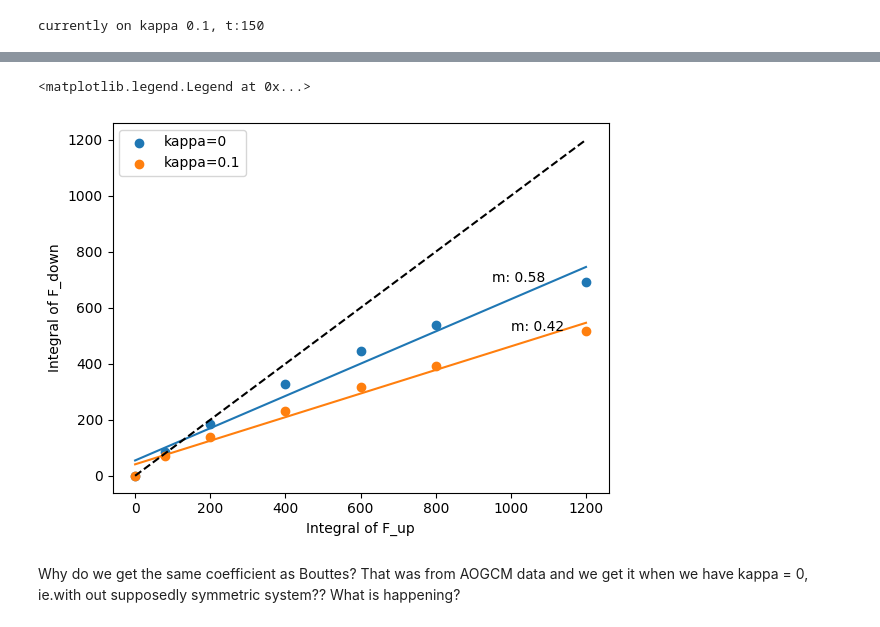
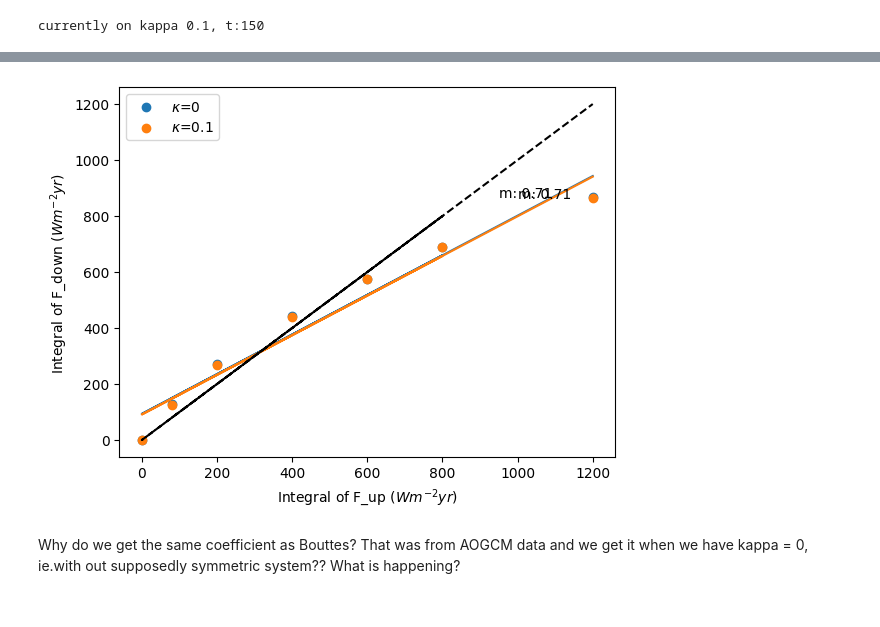
Before and after one commit to francesmcginley/ar6, a Jupyter notebook: Exploration/W10p2ReplicationWithGeoffroyParameters.ipynb, the cells around one changed output, grey strips where cells are left out. Saved outputs shown, nothing was run; the diff lists cells and outputs as text; code cells hidden in the pictures.

Commit message:
Made nice figures

```diff
--- a/Exploration/W10p2ReplicationWithGeoffroyParameters.ipynb
+++ b/Exploration/W10p2ReplicationWithGeoffroyParameters.ipynb
@@ -320,26 +321,8 @@ currently on kappa 0.1, t:150
 #Finding time taken to get back to zero
 #This could be improved.. Not doing proper methods to find return time
 
-t_0k = []
-t_01k = []
-return_times = {}
-for scen in runs:
-    run = runs[scen]
-    #print(scen)
-    t = int(scen[scen.find("= ")+2:scen.find(", ")])
-    k = (scen[scen.find("k = ")+4:])
-    #print(k)
-    #print(t)
-    minv= min(abs(run.tlev[:,1])[t:])
-    i = np.where(abs(run.tlev[:,1]) == minv)
-    return_times[scen] = run.time[i]
-    if k == "0":
-        t_0k.append(run.time[i][0])
-    else:
-        t_01k.append(run.time[i][0])
+import matplotlib.pyplot as plt
 
-#print(t_0k, t_01k)
-#print(return_times)
 
 #Forcing Integrals
 
@@ -347,10 +330,34 @@ fint_up = []
 fint_down0 = [] #when kappa = 0
 fint_down01 = [] #when kappa = 0.1
 
-for ind, t in enumerate(ts):
-    fint_up.append( 8 * t)
-    fint_down0.append(4 * (t_0k[ind]-t))
-    fint_down01.append(4 * (t_01k[ind]-t))
+t_0k = []
+t_01k = []
+return_times = {}
+
+ts_instance = []
+for scen in runs_new:
+    run = runs_new[scen]
+    #print(scen)
+    t = int(scen[scen.find("= ")+2:scen.find(", ")])
+    k = (scen[scen.find("k = ")+4:])
+    #print(k)
+    #ts_instance.append(t)
+    print(t)
+    minv= min(abs(run.tlev[:,1])[t:])
+    i = np.where(abs(run.tlev[:,1]) == minv)
+    return_times[scen] = run.time[i][0]
+    if k == "0":
+        fint_up.append( 8 * t)
+        t_0k.append(run.time[i][0])
+        fint_down0.append(4 * (run.time[i][0]-t))
+    else:
+        t_01k.append(run.time[i][0])
+        fint_down01.append(4 * (run.time[i][0]-t))
+
+#print(t_0k, t_01k)
+#print(return_times)
+#print(ts_instance)
+
 
 
 #Fitting using lstsqs
@@ -364,15 +371,19 @@ m0, c0 = np.linalg.lstsq(A, fint_down0, rcond=None)[0]
 print(m0,c0)
 
 xs = np.array(fint_up)
+print(xs)
 
-plt.scatter(fint_up, fint_down0, label = "kappa=0")
-plt.scatter(fint_up, fint_down01, label = "kappa=0.1")
-plt.plot(xs, m0 * xs + c0)
-plt.plot(xs, m1 * xs + c1)
-plt.plot(fint_up, fint_up, "k", linestyle= "dashed")
-plt.xlabel("Integral of F_up")
-plt.ylabel("Integral of F_down")
-plt.annotate(f"m: %s"%"{:.2f}".format(m0) , (xs[-1]-250,fint_down0[-1] ))
-plt.annotate(f"m: %s"%"{:.2f}".format(m1) , (xs[-1]-200,fint_down01[-1] ))
-plt.legend()
+fig, axs = plt.subplots()
+
+axs.scatter(fint_up, fint_down0, label = "$\kappa$=0")
+axs.scatter(fint_up, fint_down01, label = "$\kappa$=0.1")
+axs.plot(xs, m0 * xs + c0)
+axs.plot(xs, m1 * xs + c1)
+axs.plot(fint_up, fint_up, "k", linestyle= "dashed")
+axs.set_xlabel("Integral of F_up ($Wm^{-2} yr$)")
+axs.set_ylabel("Integral of F_down ($Wm^{-2} yr$) ")
+axs.annotate(f"m: %s"%"{:.2f}".format(m0) , (xs[-1]-250,fint_down0[-1] ))
+axs.annotate(f"m: %s"%"{:.2f}".format(m1) , (xs[-1]-200,fint_down01[-1] ))
+axs.legend()
+plt.show()
 # %% [output]
@@ -381,5 +407,4 @@ plt.legend()
-<matplotlib.legend.Legend at 0x...>
-[figure, old version]
+[figure, new version]
 # %% [markdown]
 Why do we get the same coefficient as Bouttes? That was from AOGCM data and we get it when we have kappa = 0, ie.with out supposedly symmetric system?? What is happening?
 # %%
```
Also changed, not shown: parts of 15 cells of this notebook, 7 other files.
